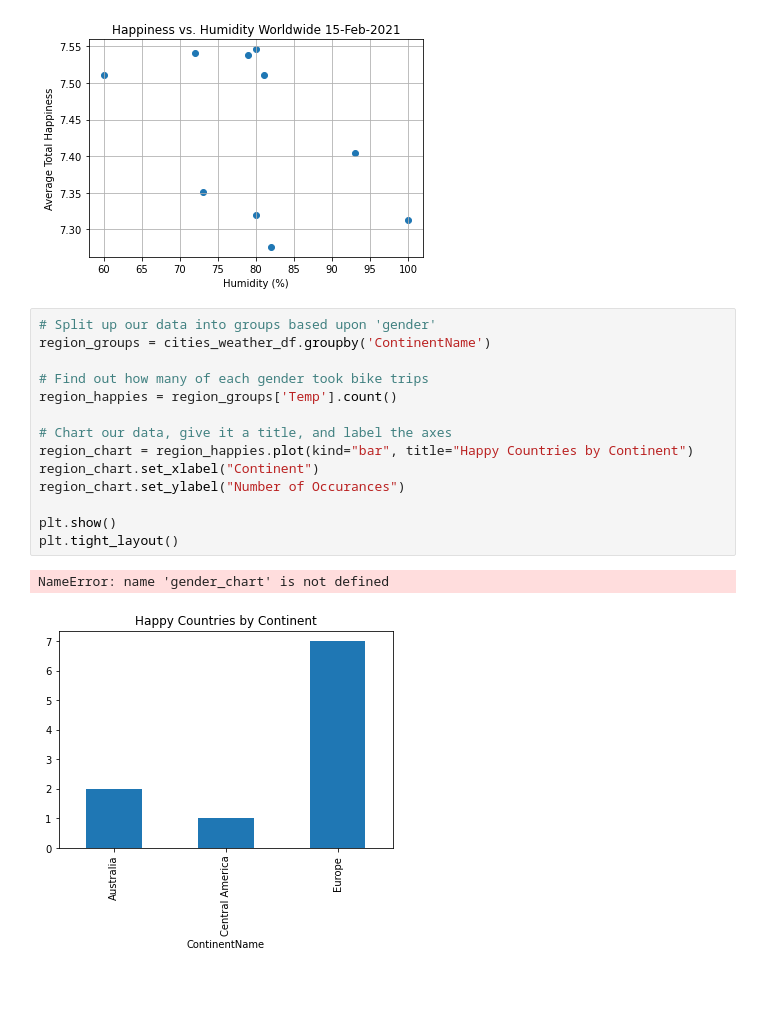
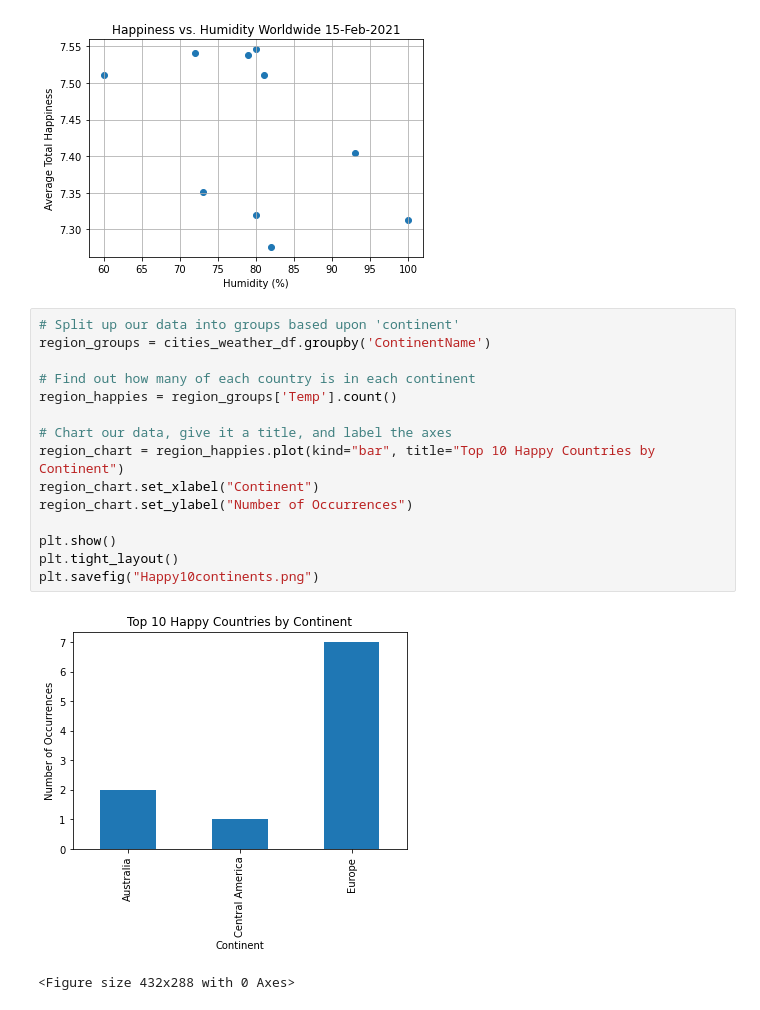
Before and after one commit to reginesgit/Factors-Contributing-to-a-Countrys-Happiness, a Jupyter notebook: Weather/Weather_Report.ipynb, the cells around one changed output. Drawn from its saved outputs; the diff is of its cells as text.

```diff
--- a/Weather/Weather_Report.ipynb
+++ b/Weather/Weather_Report.ipynb
@@ -95,19 +131,20 @@ plt.savefig("HumidVStempWorld.png")
 # %% [output]
 [figure]
 # %%
-# Split up our data into groups based upon 'gender'
+# Split up our data into groups based upon 'continent'
 region_groups = cities_weather_df.groupby('ContinentName')
 
-# Find out how many of each gender took bike trips
+# Find out how many of each country is in each continent
 region_happies = region_groups['Temp'].count()
 
 # Chart our data, give it a title, and label the axes
-region_chart = region_happies.plot(kind="bar", title="Happy Countries by Continent")
+region_chart = region_happies.plot(kind="bar", title="Top 10 Happy Countries by Continent")
 region_chart.set_xlabel("Continent")
-region_chart.set_ylabel("Number of Occurances")
+region_chart.set_ylabel("Number of Occurrences")
 
 plt.show()
 plt.tight_layout()
+plt.savefig("Happy10continents.png")
 # %% [output]
+[figure, new version]
-NameError: name 'gender_chart' is not defined
+<Figure size 432x288 with 0 Axes>
-[figure, old version]
```
Also changed, not shown: parts of 6 cells of this notebook, 2 other files.
